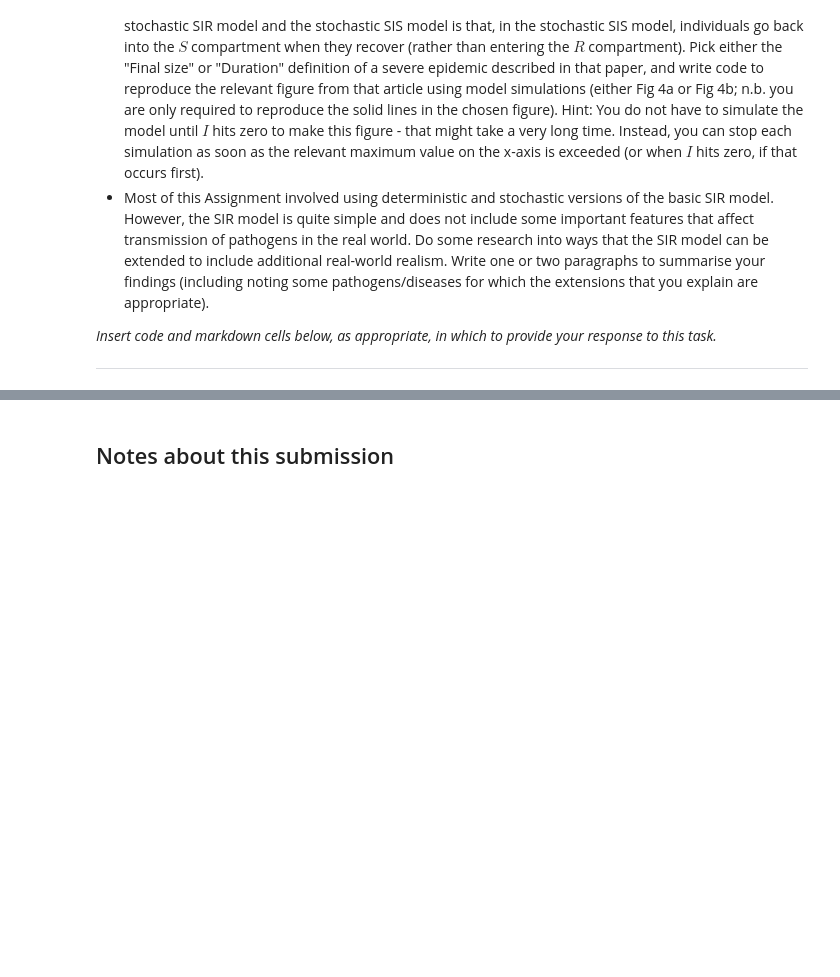
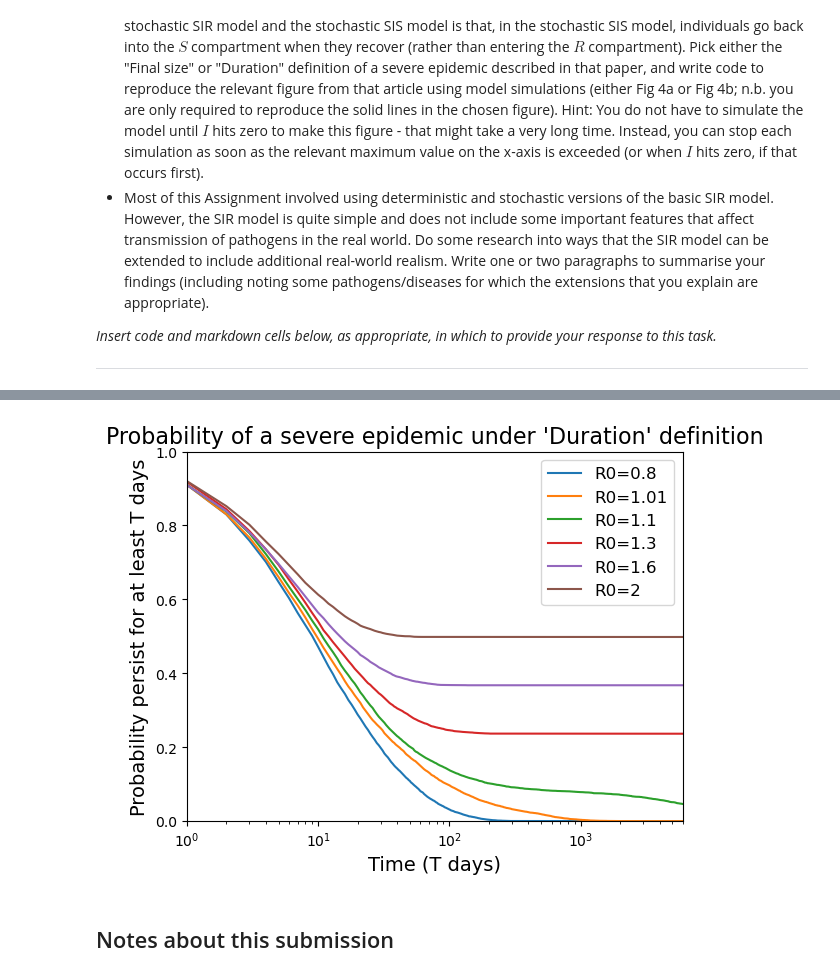
Before and after one commit to Mehchu/Epidemiology-project, a Jupyter notebook: Epidemiology_Project_Specification.ipynb, the cells around one changed output, grey strips where cells are left out. Cells and saved outputs as stored; diff of their text form; code cells hidden in the pictures; blank space fills up the shorter version.

Commit message:
B:Bullet Point 3 Done - Takes a while to run

```diff
--- a/Epidemiology_Project_Specification.ipynb
+++ b/Epidemiology_Project_Specification.ipynb
@@ -480,3 +480,82 @@ Details:
 
 
 ---
+# %%
+# --- Stochastic SIS model (Bullet point 3) --- #
+# !!WARNING!! Code will take a couple of hours to run
+
+# Setting up constants
+N = 1000
+mu = 0.1
+I = 1
+Sim = 10000 #No. of simulations
+R0_ = [0.8, 1.01, 1.1, 1.3, 1.6, 2]
+D = 6000 #Max No. of days
+t_ = range(1,D+1)
+
+# Function for finding betas
+def findbeta(R):
+    beta = R/(N*(1/mu))
+    return beta
+
+betas_ = [findbeta(r0) for r0 in R0_]
+
+# Setting up simulations for SIS model to record duration in an array
+T = []
+for B in betas_:
+    TotalDays = np.array([])
+
+    for i in range(Sim):
+        S = N - 1
+        I = 1
+        t = 0
+
+        while I > 0 and t < D:
+            r1 = np.random.uniform(0, 1, 1)
+            totalRate = B*I*S + mu*I
+            t = t - (1/totalRate)*np.log(r1)
+
+            r2 = np.random.uniform(0, 1, 1)
+            if r2 < B*I*S/totalRate:
+                S = S - 1
+                I = I + 1
+            else:
+                I = I - 1
+                S = S + 1
+
+        TotalDays = np.append(TotalDays, t)
+
+    T.append(TotalDays)
+
+# Function to calculate probability of at least t days
+def t_probability(beta_index, t):
+    times = T[beta_index]
+    counter = 0
+
+    for i in times:
+        if i >= t:
+            counter += 1
+
+    return counter / Sim
+
+# Function to create array of t_probability for all t
+def prob_array(beta_index):
+    Prob=[]
+    for t in range(1,D+1):
+        Prob.append(t_probability(beta_index, t))
+    return Prob
+
+# Array containing all data of t probability
+prob_=[prob_array(n) for n in range(len(betas_))]
+
+# Plotting of the graph
+for i in range(len(betas_)):
+    plt.plot(t_, prob_[i], label = "R0="+str(R0_[i]))
+plt.title("Probability of a severe epidemic under 'Duration' definition", fontsize = 16)
+plt.xlabel("Time (T days)", fontsize = 14)
+plt.xscale('log')
+plt.xlim(1,6000)
+plt.ylabel("Probability persist for at least T days", fontsize = 14)
+plt.ylim(0,1)
+plt.legend(fontsize = 12)
+# %% [output]
@@ -483,3 +563,4 @@ Details:
+[figure, added]
 # %% [markdown]
 ## Notes about this submission
 # %% [markdown]
```
Also changed, not shown: parts of 2 cells of this notebook.
